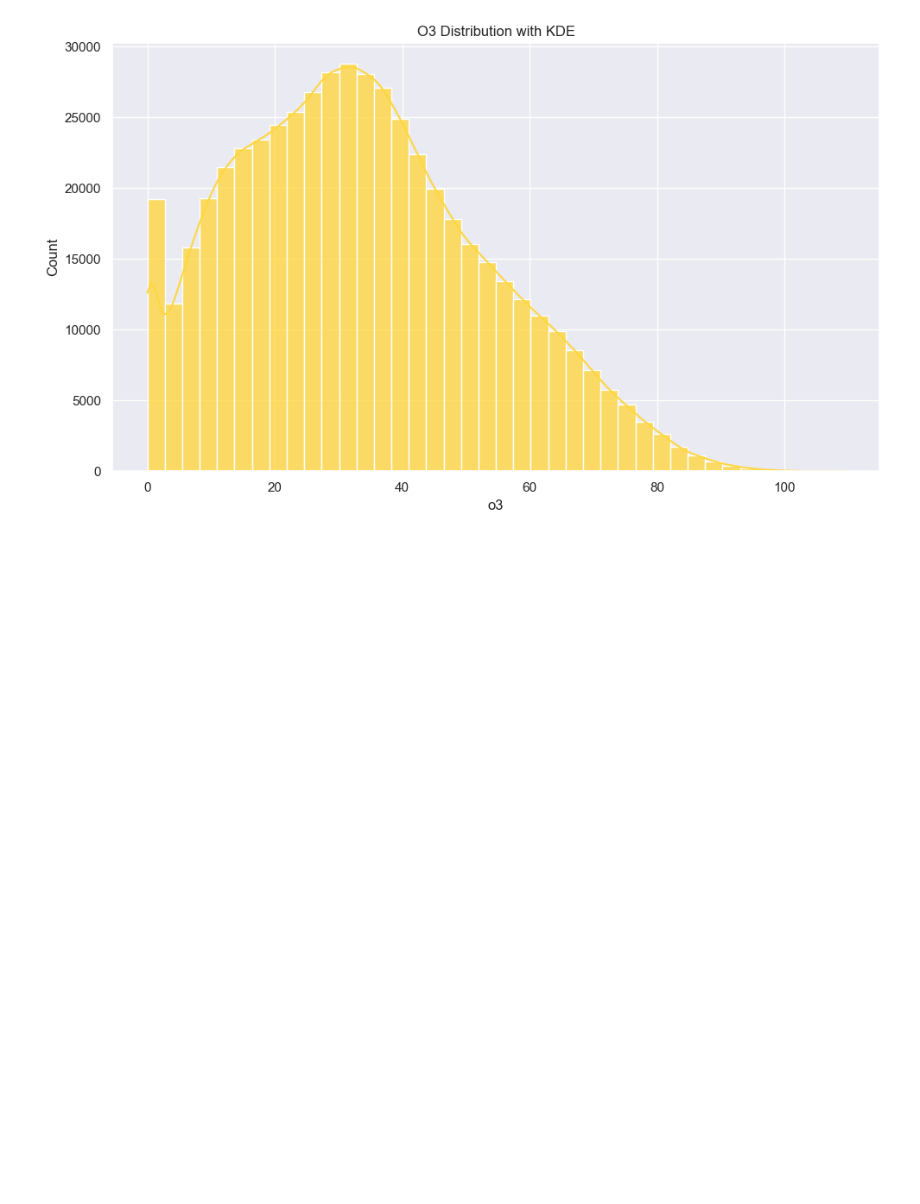
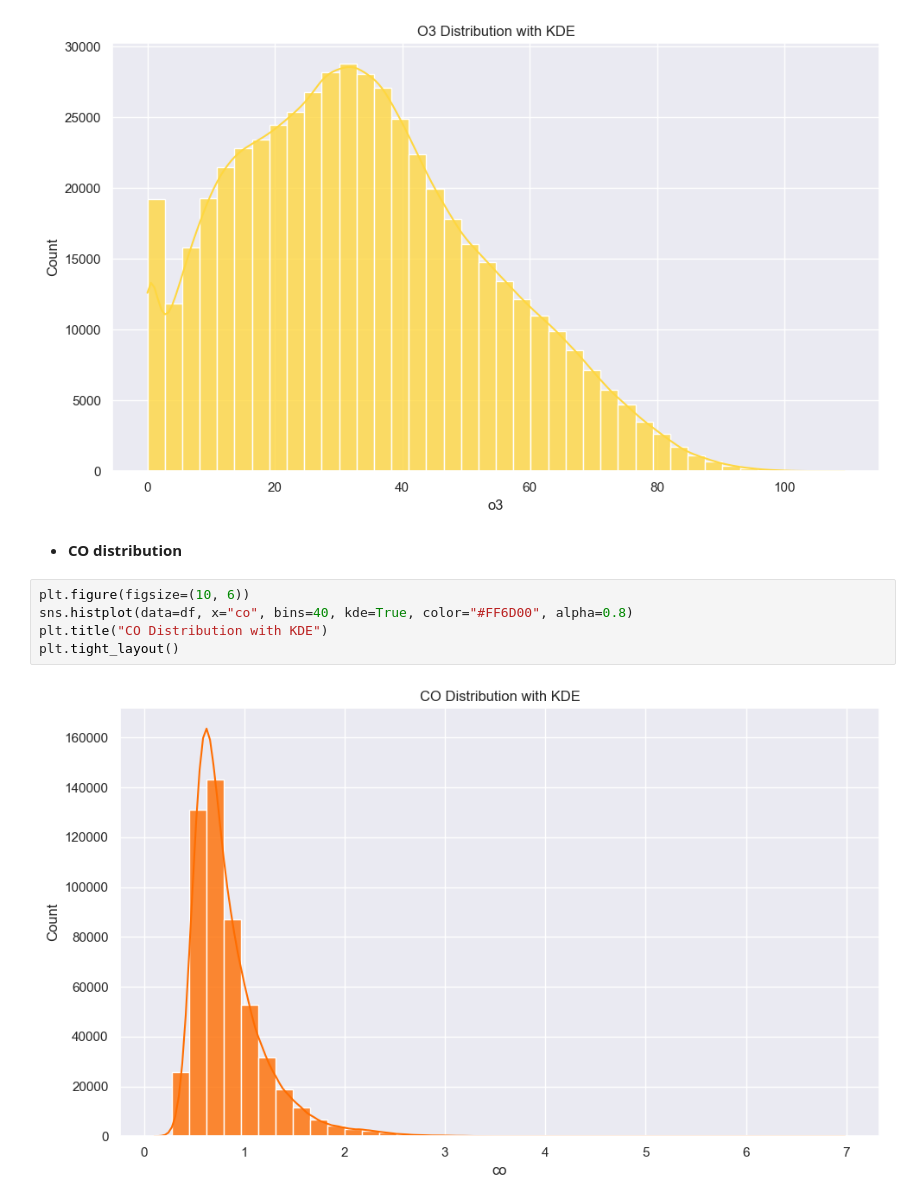
Before and after one commit to geershatisaxena/AQI-Data-Analysis, a Jupyter notebook: air quality.ipynb, the cells around one changed output. Drawn from its saved outputs; the diff is of its cells as text; blank space fills up the shorter version.

```diff
--- a/air quality.ipynb
+++ b/air quality.ipynb
@@ -1121,3 +1121,12 @@ plt.title("O3 Distribution with KDE")
 plt.tight_layout()
 # %% [output]
 [figure]
+# %% [markdown]
+- **CO distribution**
+# %%
+plt.figure(figsize=(10, 6))
+sns.histplot(data=df, x="co", bins=40, kde=True, color="#FF6D00", alpha=0.8)
+plt.title("CO Distribution with KDE")
+plt.tight_layout()
+# %% [output]
+[figure, added]
```
